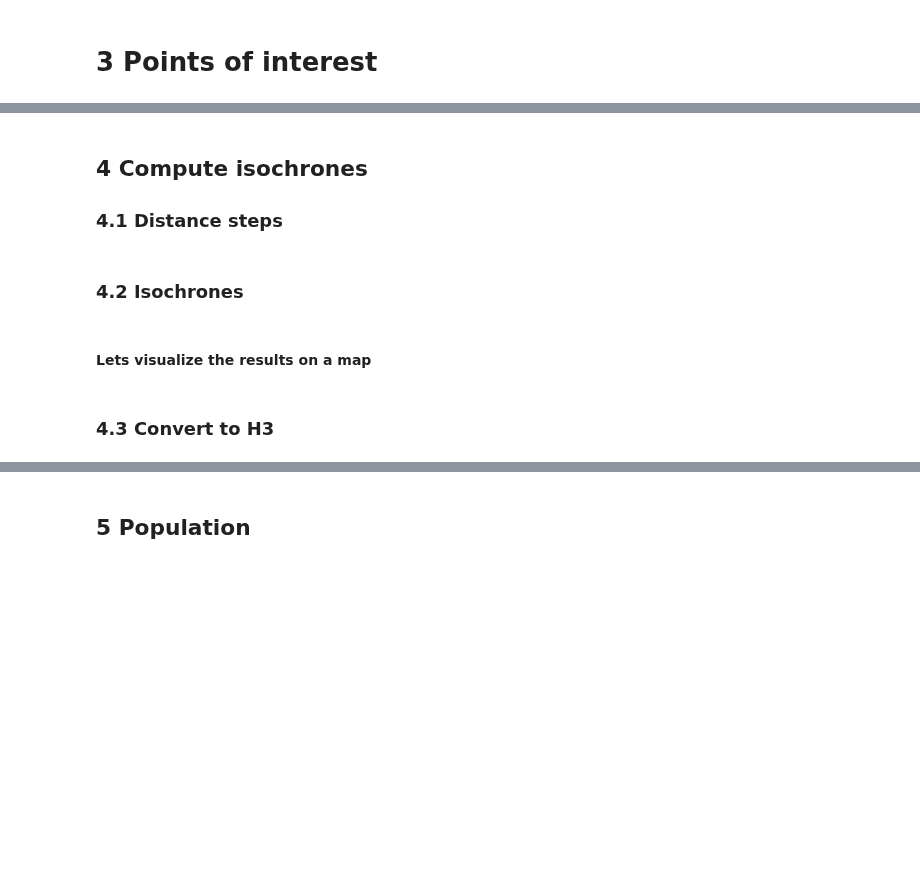
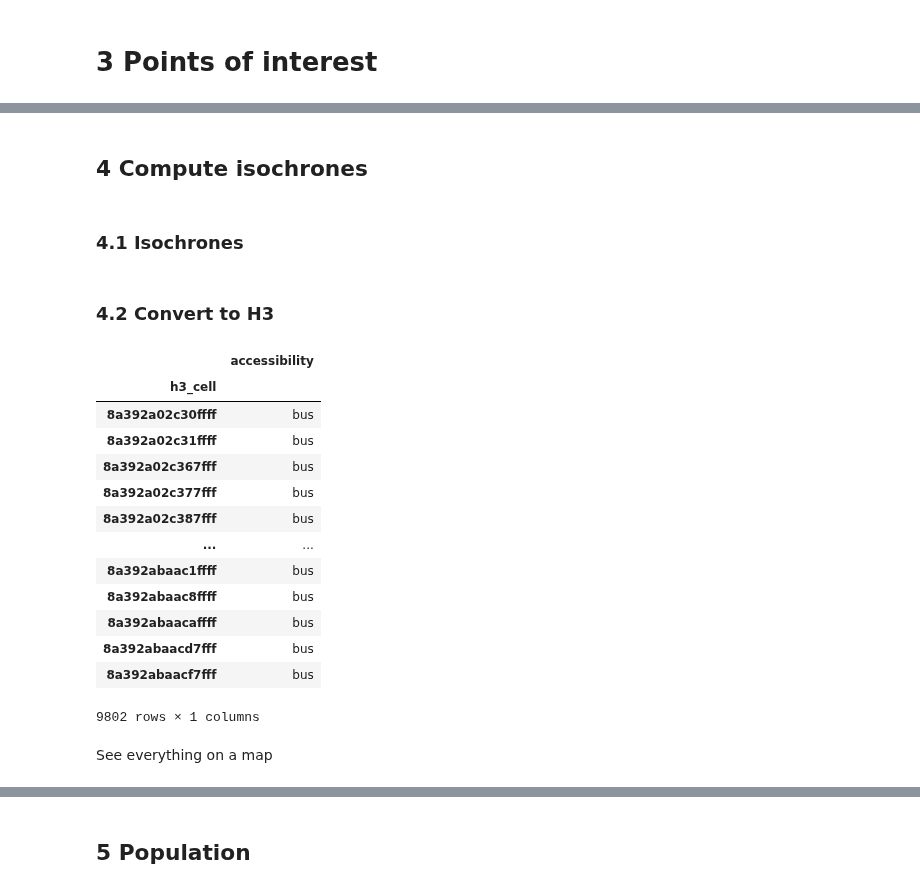
Before and after one commit to CityScope/UrbanAccessAnalyzer, a Jupyter notebook: examples/rural_schools.ipynb, the cells around one changed output, grey strips where cells are left out. Saved outputs shown, nothing was run; the diff lists cells and outputs as text; code cells hidden in the pictures; blank space fills up the shorter version.

```diff
--- a/examples/rural_schools.ipynb
+++ b/examples/rural_schools.ipynb
@@ -170,5 +267,3 @@ G, osmids = graph_processing.add_points_to_graph(
 poi['osmid'] = osmids # Add the ids of the nodes in the graph to points
 # %% [markdown]
 ## 4 Compute isochrones
-
-### 4.1 Distance steps
@@ -178,3 +270,3 @@ level_of_services = ['walk','bike','bus']
 # %% [markdown]
-### 4.2 Isochrones
+### 4.1 Isochrones
 # %%
@@ -192,4 +284,31 @@ level_of_service_edges.to_file(level_of_service_streets_path)
+# %% [markdown]
+### 4.2 Convert to H3
+# %%
+access_h3_df = h3_utils.from_gdf(
+    accessibility_edges,
+    resolution=h3_resolution,
+    columns=['accessibility'],
+    value_order=accessibility_values,
+    contain="overlap",
+    method="min",
+    buffer=10
+)
+
+access_h3_df
+# %% [output]
+|  | accessibility |
+| h3_cell |  |
+| 8a392a02c30ffff | bus |
+| 8a392a02c31ffff | bus |
+| 8a392a02c367fff | bus |
+| 8a392a02c377fff | bus |
+| 8a392a02c387fff | bus |
+| ... | ... |
+| 8a392abaac1ffff | bus |
+| 8a392abaac8ffff | bus |
+| 8a392abaacaffff | bus |
+| 8a392abaacd7fff | bus |
+| 8a392abaacf7fff | bus |
+9802 rows × 1 columns
 # %% [markdown]
-#### Lets visualize the results on a map
+See everything on a map
-# %% [markdown]
-### 4.3 Convert to H3
```
Also changed, not shown: parts of 51 cells of this notebook, 3 other files.
